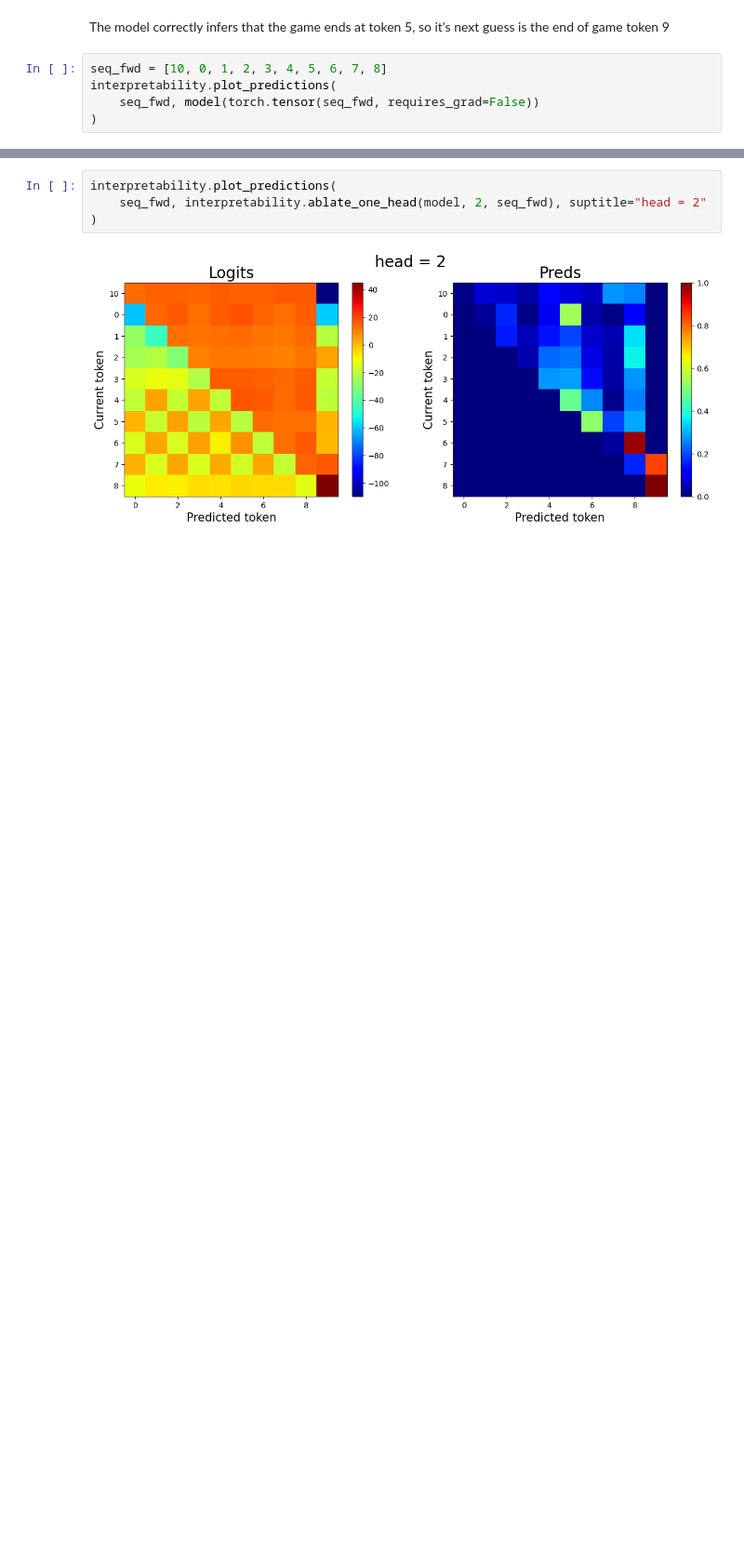
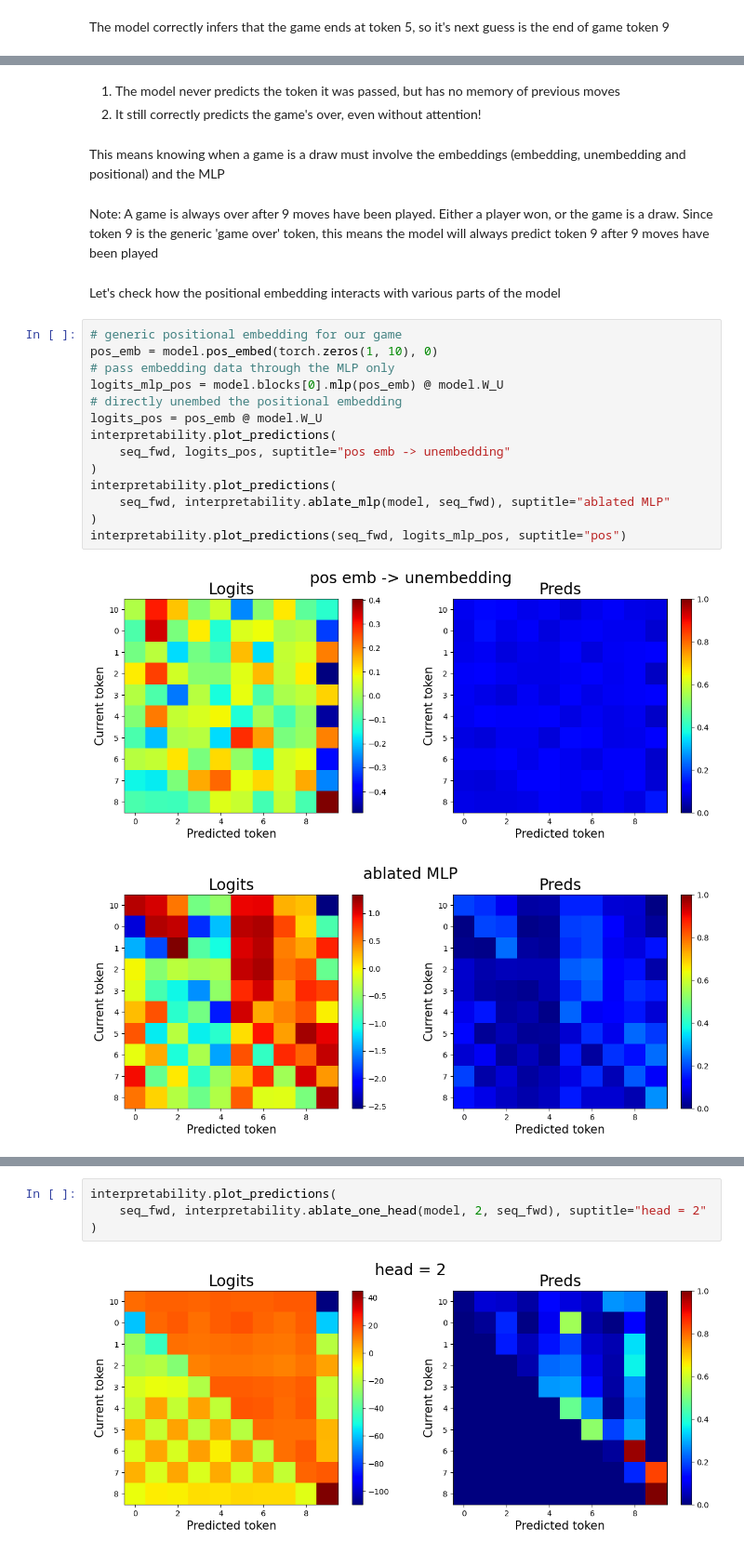
Before and after one commit to obayyub/Alphatoe, a Jupyter notebook: notebooks/230807_showcase.ipynb, the cells around one changed output, grey strips where cells are left out. Shown at 93% size. Drawn from its saved outputs; the diff is of its cells as text; blank space fills up the shorter version.

```diff
--- a/notebooks/230807_showcase.ipynb
+++ b/notebooks/230807_showcase.ipynb
@@ -23,7 +21,2 @@ TODO: List model specs
 # %% [markdown]
 The model correctly infers that the game ends at token 5, so it's next guess is the end of game token 9
-# %%
-seq_fwd = [10, 0, 1, 2, 3, 4, 5, 6, 7, 8]
-interpretability.plot_predictions(
-    seq_fwd, model(torch.tensor(seq_fwd, requires_grad=False))
-)
@@ -57,0 +154,26 @@ By passing the positional embeddings to the MLP, we can confirm that this combo
+# %% [markdown]
+1. The model never predicts the token it was passed, but has no memory of previous moves
+2. It still correctly predicts the game's over, even without attention!
+# %% [markdown]
+This means knowing when a game is a draw must involve the embeddings (embedding, unembedding and positional) and the MLP
+# %% [markdown]
+Note: A game is always over after 9 moves have been played. Either a player won, or the game is a draw. Since token 9 is the generic 'game over' token, this means the model will always predict token 9 after 9 moves have been played
+# %% [markdown]
+Let's check how the positional embedding interacts with various parts of the model
+# %%
+# generic positional embedding for our game
+pos_emb = model.pos_embed(torch.zeros(1, 10), 0)
+# pass embedding data through the MLP only
+logits_mlp_pos = model.blocks[0].mlp(pos_emb) @ model.W_U
+# directly unembed the positional embedding
+logits_pos = pos_emb @ model.W_U
+interpretability.plot_predictions(
+    seq_fwd, logits_pos, suptitle="pos emb -> unembedding"
+)
+interpretability.plot_predictions(
+    seq_fwd, interpretability.ablate_mlp(model, seq_fwd), suptitle="ablated MLP"
+)
+interpretability.plot_predictions(seq_fwd, logits_mlp_pos, suptitle="pos")
+# %% [output]
+[figure, added]
+[figure, added]
```
Also changed, not shown: parts of 59 cells of this notebook, 2 other files.
